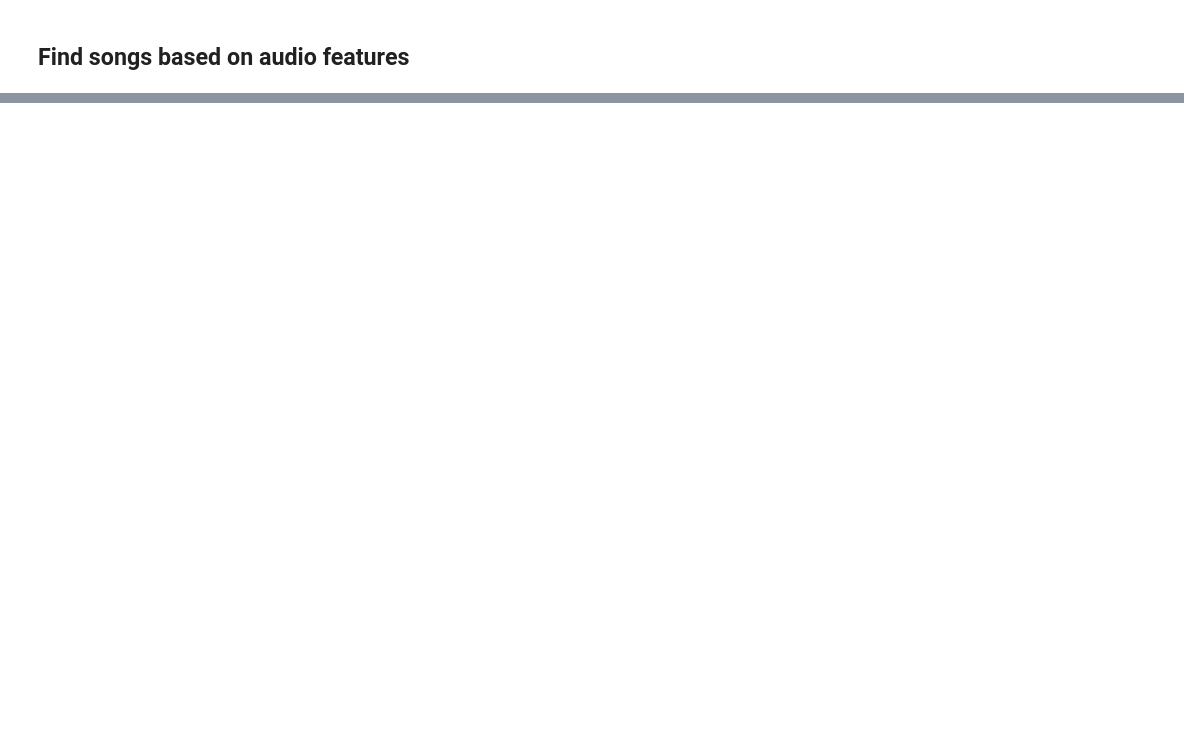
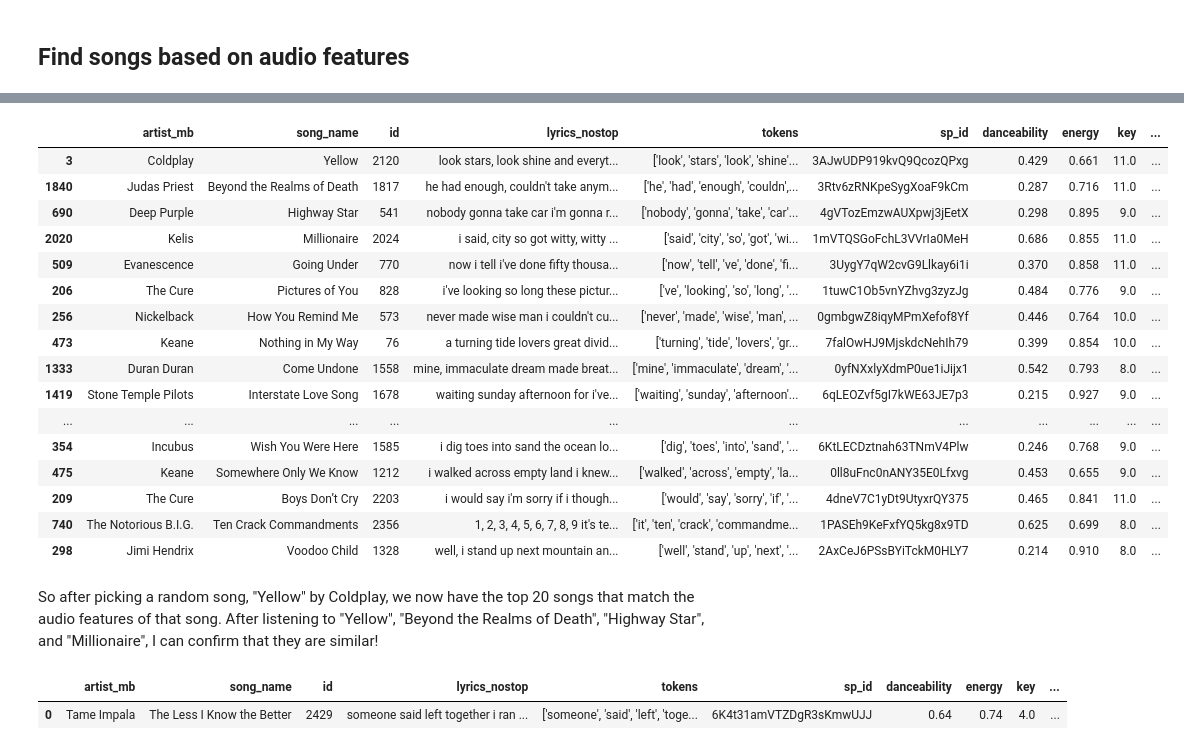
Before and after one commit to uodonnell/SpotifyPlaylist, a Jupyter notebook: notebook.ipynb, the cells around one changed output, grey strips where cells are left out. Drawn from its saved outputs; the diff is of its cells as text; code cells hidden in the pictures; blank space fills up the shorter version.

Commit message:
Full functionality for audio and lyric similarity, cant connect to spotify to make playlist....

```diff
--- a/notebook.ipynb
+++ b/notebook.ipynb
@@ -367,0 +418,11 @@ NameError: name 'spa' is not defined
+# %%
+compare = ['danceability', 'energy', 'key', 'loudness', 'speechiness','acousticness',
+            'instrumentalness', 'liveness', 'valence', 'tempo']
+# %%
+comp_query = good_song[compare]
+#comp_query = comp_query.apply(pd.to_numeric)
+comp_query = comp_query.iloc[0]
+comp_query = comp_query.to_list()
+# %%
+comp_df = track_info[compare]
+comp_df = comp_df.apply(pd.to_numeric)
@@ -367,0 +432,5 @@ NameError: name 'spa' is not defined
+# %%
+
+track_info["distance_from_query"] = comp_df.apply(lambda x :
+            song_sim(x.to_list(),
+            comp_query), axis = 1)
@@ -367,0 +449,23 @@ NameError: name 'spa' is not defined
+# %%
+track_info = track_info.sort_values(by = ['distance_from_query'])
+track_info.head(20)
+# %% [output]
+|  | artist_mb | song_name | id | lyrics_nostop | tokens | sp_id | danceability | energy | key | ... |
+| 3 | Coldplay | Yellow | 2120 | look stars, look shine and everyt... | ['look', 'stars', 'look', 'shine'... | 3AJwUDP919kvQ9QcozQPxg | 0.429 | 0.661 | 11.0 | ... |
+| 1840 | Judas Priest | Beyond the Realms of Death | 1817 | he had enough, couldn't take anym... | ['he', 'had', 'enough', 'couldn',... | 3Rtv6zRNKpeSygXoaF9kCm | 0.287 | 0.716 | 11.0 | ... |
+| 690 | Deep Purple | Highway Star | 541 | nobody gonna take car i'm gonna r... | ['nobody', 'gonna', 'take', 'car'... | 4gVTozEmzwAUXpwj3jEetX | 0.298 | 0.895 | 9.0 | ... |
+| 2020 | Kelis | Millionaire | 2024 | i said, city so got witty, witty ... | ['said', 'city', 'so', 'got', 'wi... | 1mVTQSGoFchL3VVrIa0MeH | 0.686 | 0.855 | 11.0 | ... |
+| 509 | Evanescence | Going Under | 770 | now i tell i've done fifty thousa... | ['now', 'tell', 've', 'done', 'fi... | 3UygY7qW2cvG9Llkay6i1i | 0.370 | 0.858 | 11.0 | ... |
+| 206 | The Cure | Pictures of You | 828 | i've looking so long these pictur... | ['ve', 'looking', 'so', 'long', '... | 1tuwC1Ob5vnYZhvg3zyzJg | 0.484 | 0.776 | 9.0 | ... |
+| 256 | Nickelback | How You Remind Me | 573 | never made wise man i couldn't cu... | ['never', 'made', 'wise', 'man', ... | 0gmbgwZ8iqyMPmXefof8Yf | 0.446 | 0.764 | 10.0 | ... |
+| 473 | Keane | Nothing in My Way | 76 | a turning tide lovers great divid... | ['turning', 'tide', 'lovers', 'gr... | 7falOwHJ9MjskdcNehIh79 | 0.399 | 0.854 | 10.0 | ... |
+| 1333 | Duran Duran | Come Undone | 1558 | mine, immaculate dream made breat... | ['mine', 'immaculate', 'dream', '... | 0yfNXxlyXdmP0ue1iJijx1 | 0.542 | 0.793 | 8.0 | ... |
+| 1419 | Stone Temple Pilots | Interstate Love Song | 1678 | waiting sunday afternoon for i've... | ['waiting', 'sunday', 'afternoon'... | 6qLEOZvf5gI7kWE63JE7p3 | 0.215 | 0.927 | 9.0 | ... |
+| ... | ... | ... | ... | ... | ... | ... | ... | ... | ... | ... |
+| 354 | Incubus | Wish You Were Here | 1585 | i dig toes into sand the ocean lo... | ['dig', 'toes', 'into', 'sand', '... | 6KtLECDztnah63TNmV4Plw | 0.246 | 0.768 | 9.0 | ... |
+| 475 | Keane | Somewhere Only We Know | 1212 | i walked across empty land i knew... | ['walked', 'across', 'empty', 'la... | 0ll8uFnc0nANY35E0Lfxvg | 0.453 | 0.655 | 9.0 | ... |
+| 209 | The Cure | Boys Don’t Cry | 2203 | i would say i'm sorry if i though... | ['would', 'say', 'sorry', 'if', '... | 4dneV7C1yDt9UtyxrQY375 | 0.465 | 0.841 | 11.0 | ... |
+| 740 | The Notorious B.I.G. | Ten Crack Commandments | 2356 | 1, 2, 3, 4, 5, 6, 7, 8, 9 it's te... | ['it', 'ten', 'crack', 'commandme... | 1PASEh9KeFxfYQ5kg8x9TD | 0.625 | 0.699 | 8.0 | ... |
+| 298 | Jimi Hendrix | Voodoo Child | 1328 | well, i stand up next mountain an... | ['well', 'stand', 'up', 'next', '... | 2AxCeJ6PSsBYiTckM0HLY7 | 0.214 | 0.910 | 8.0 | ... |
+# %% [markdown]
+So after picking a random song, "Yellow" by Coldplay, we now have the top 20 songs that match the audio features of that song. After listening to "Yellow", "Beyond the Realms of Death", "Highway Star", and "Millionaire", I can confirm that they are similar!
@@ -367,0 +506,5 @@ NameError: name 'spa' is not defined
+# %%
+get_query_song_info(track_info, 'Tame Impala', 'The Less I Know the Better')
+# %% [output]
+|  | artist_mb | song_name | id | lyrics_nostop | tokens | sp_id | danceability | energy | key | ... |
+| 0 | Tame Impala | The Less I Know the Better | 2429 | someone said left together i ran ... | ['someone', 'said', 'left', 'toge... | 6K4t31amVTZDgR3sKmwUJJ | 0.64 | 0.74 | 4.0 | ... |
```
Also changed, not shown: parts of 28 cells of this notebook, 15 other files.
